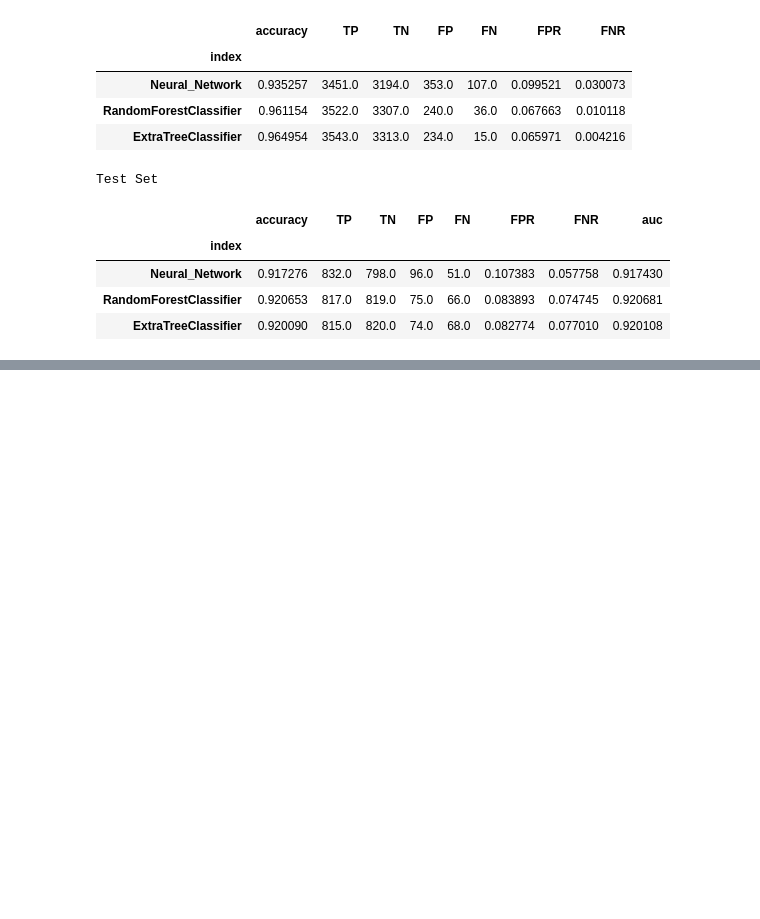
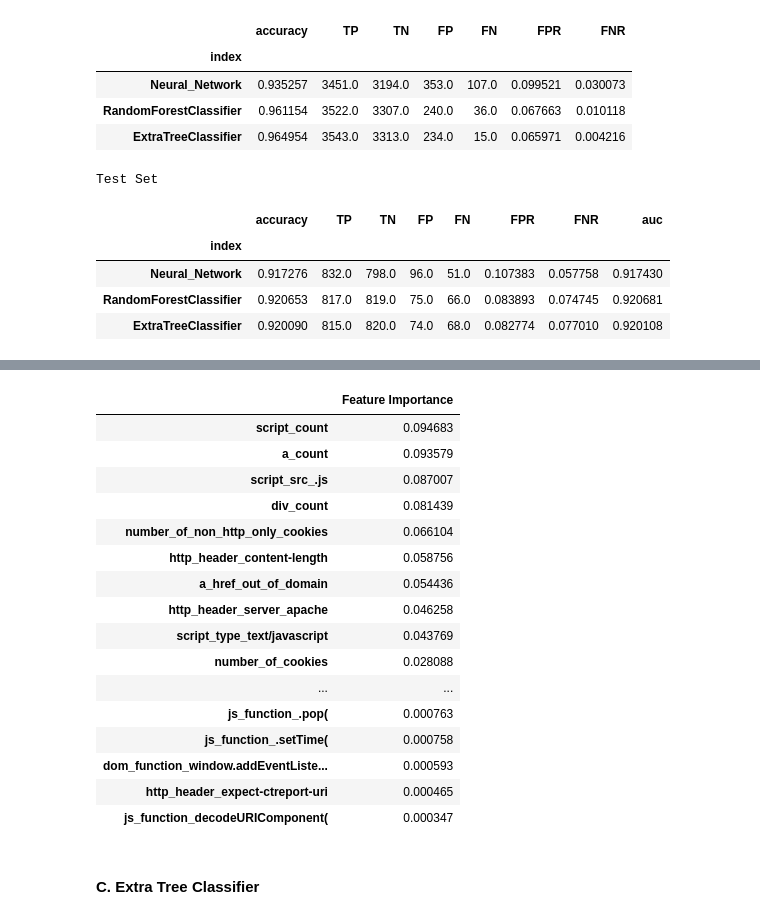
Before and after one commit to darshan-b/Reputation, a Jupyter notebook: Combined/Combined features - JavaScript, HTML, HTTP.ipynb, the cells around one changed output, grey strips where cells are left out. Drawn from its saved outputs; the diff is of its cells as text; code cells hidden in the pictures; blank space fills up the shorter version.

```diff
--- a/Combined/Combined features - JavaScript, HTML, HTTP.ipynb
+++ b/Combined/Combined features - JavaScript, HTML, HTTP.ipynb
@@ -1822,0 +1916,2 @@ grid_search = GridSearchCV(estimator = rf, param_grid = param_grid,
+# %%
+columns=df_sel.columns[df_sel.columns!='Target'].values
@@ -1822,0 +1944,22 @@ grid_search = GridSearchCV(estimator = rf, param_grid = param_grid,
+# %%
+np.random.seed(0)
+deep_learning=Sequential()
+deep_learning.add(Dense(units=64,activation='relu',use_bias=True,kernel_initializer='uniform',input_dim=X.shape[1]))
+deep_learning.add(Dense(units=128,activation='relu',use_bias=True,kernel_initializer='uniform'))
+deep_learning.add(Dense(units=1,activation='sigmoid',use_bias=True,kernel_initializer='uniform'))
+deep_learning.compile(optimizer='adam',loss='binary_crossentropy',metrics=['accuracy'])
+deep_learning.fit(X_train,Y_train,batch_size=20,epochs=20,verbose=False)
+
+acc_train=deep_learning.evaluate(X_train,Y_train,verbose=False)[1]
+print("The accuracy of the model on training data is:",acc_train)
+cm_train=ConfusionMatrix(Y_train,deep_learning.predict_classes(X_train,batch_size=1,verbose=False).reshape(1,len(X_train))[0])
+cm_test=ConfusionMatrix(Y_test,deep_learning.predict_classes(X_test,batch_size=1,verbose=False).reshape(1,len(X_test))[0])
+display(cm_train)
+acc_test=accuracy_score(Y_test,deep_learning.predict_classes(X_test,batch_size=1,verbose=False))
+print("The accuracy of the model on test data is:",acc_test)
+display(cm_test)
+fpr, tpr, threshold = roc_curve(Y_test, deep_learning.predict_classes(X_test,batch_size=1,verbose=False).reshape(1,len(X_test))[0])
+auc=metrics.auc(fpr, tpr)
+
+table_80_50_train.loc[0]=([acc_train,cm_train.TP,cm_train.TN,cm_train.FP,cm_train.FN,cm_train.FPR,cm_train.FNR])
+table_80_50_test.loc[0]=([acc_test,cm_test.TP,cm_test.TN,cm_test.FP,cm_test.FN,cm_test.FPR,cm_test.FNR,auc])
@@ -1838,0 +2010,25 @@ table_80_90_test.loc[1]=([acc_test,cm_test.TP,cm_test.TN,cm_test.FP,cm_test.FN,c
+# %%
+f_r=pd.DataFrame(rf.feature_importances_,index=columns)
+f_r.columns=['Feature Importance']
+f_r.sort_values(by='Feature Importance',ascending=False,inplace=True)
+f_r
+# %% [output]
+|  | Feature Importance |
+| script_count | 0.094683 |
+| a_count | 0.093579 |
+| script_src_.js | 0.087007 |
+| div_count | 0.081439 |
+| number_of_non_http_only_cookies | 0.066104 |
+| http_header_content-length | 0.058756 |
+| a_href_out_of_domain | 0.054436 |
+| http_header_server_apache | 0.046258 |
+| script_type_text/javascript | 0.043769 |
+| number_of_cookies | 0.028088 |
+| ... | ... |
+| js_function_.pop( | 0.000763 |
+| js_function_.setTime( | 0.000758 |
+| dom_function_window.addEventListe... | 0.000593 |
+| http_header_expect-ctreport-uri | 0.000465 |
+| js_function_decodeURIComponent( | 0.000347 |
+# %% [markdown]
+#### <a id='6.C' style="text-decoration : none; color : #000000;"> C.  Extra Tree Classifier </a>
```
Also changed, not shown: parts of 33 cells of this notebook.
